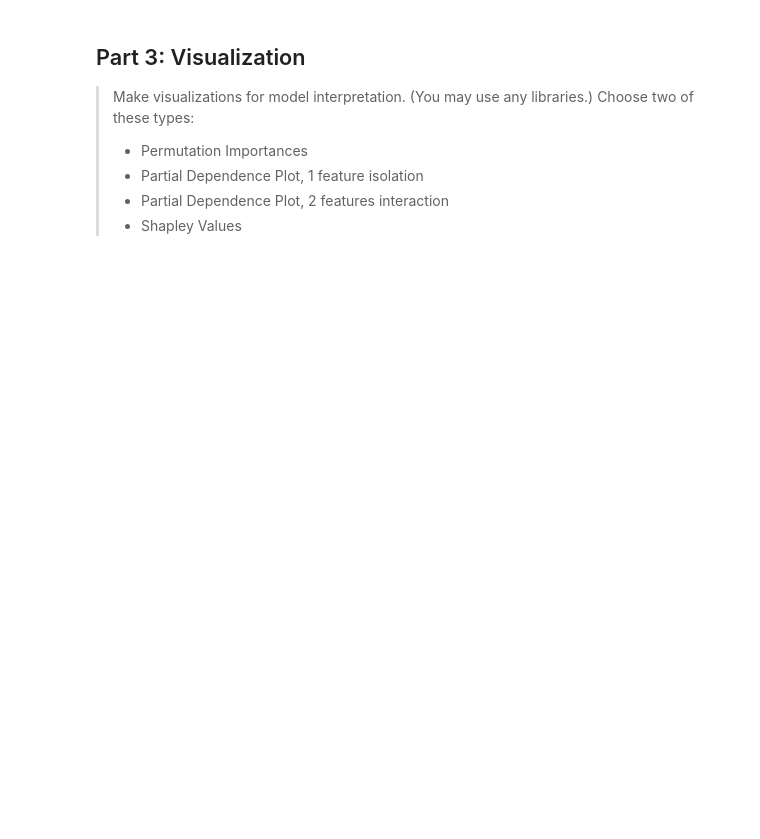
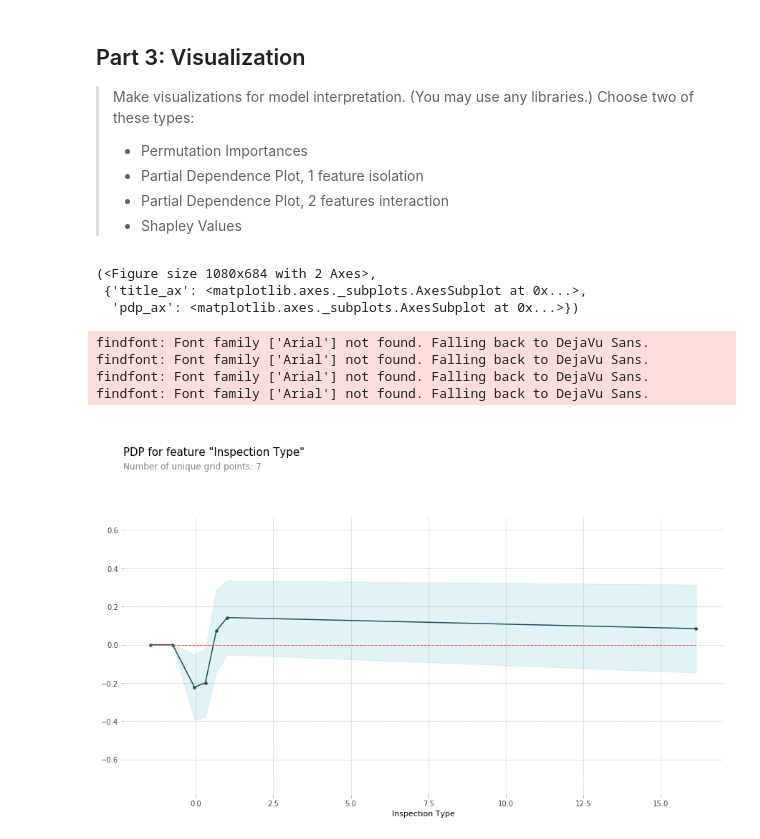
Before and after one commit to ekoly/DS-Unit-2-Applied-Modeling, a Jupyter notebook: DS_Sprint_Challenge_7.ipynb, the cells around one changed output. Cells and saved outputs as stored; diff of their text form; code cells hidden in the pictures; blank space fills up the shorter version.

```diff
--- a/DS_Sprint_Challenge_7.ipynb
+++ b/DS_Sprint_Challenge_7.ipynb
@@ -283,6 +282,28 @@ roc_auc_score(y_test, y_pred_proba)
 > - Partial Dependence Plot, 1 feature isolation
 > - Partial Dependence Plot, 2 features interaction
 > - Shapley Values
+# %%
+# pdp feature isolation
+
+from pdpbox.pdp import pdp_isolate, pdp_plot
+
+isolate = pdp_isolate(
+    model=pipeline,
+    dataset=X_test_transformed,
+    model_features=X_test_transformed.columns,
+    feature="Inspection Type"
+)
+
+pdp_plot(isolate, feature_name="Inspection Type")
+# %% [output]
+(<Figure size 1080x684 with 2 Axes>,
+ {'title_ax': <matplotlib.axes._subplots.AxesSubplot at 0x...>,
+  'pdp_ax': <matplotlib.axes._subplots.AxesSubplot at 0x...>})
+findfont: Font family ['Arial'] not found. Falling back to DejaVu Sans.
+findfont: Font family ['Arial'] not found. Falling back to DejaVu Sans.
+findfont: Font family ['Arial'] not found. Falling back to DejaVu Sans.
+findfont: Font family ['Arial'] not found. Falling back to DejaVu Sans.
+[figure, added]
 # %%
 # pdp feature isolation
 
```
Also changed, not shown: parts of 9 cells of this notebook.
